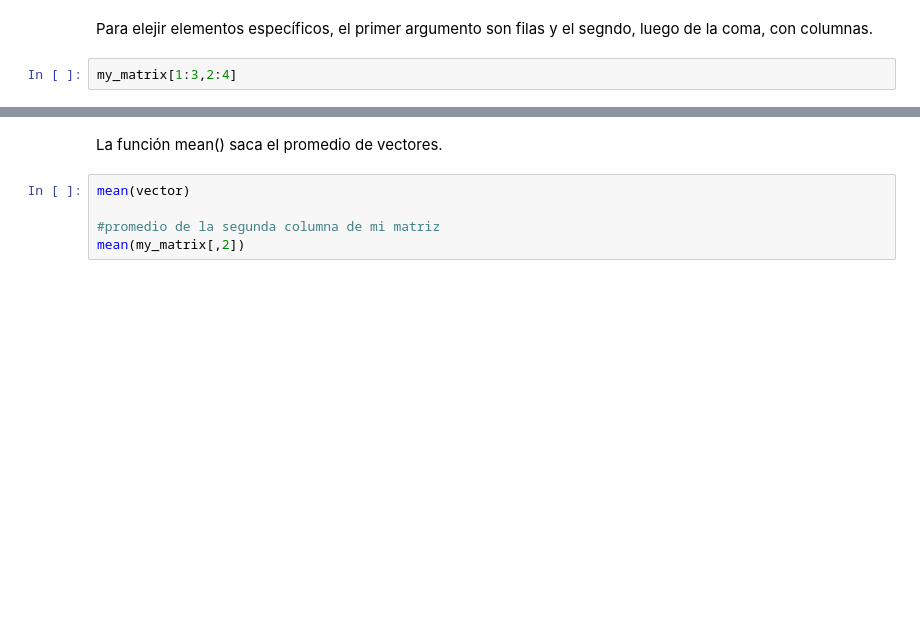
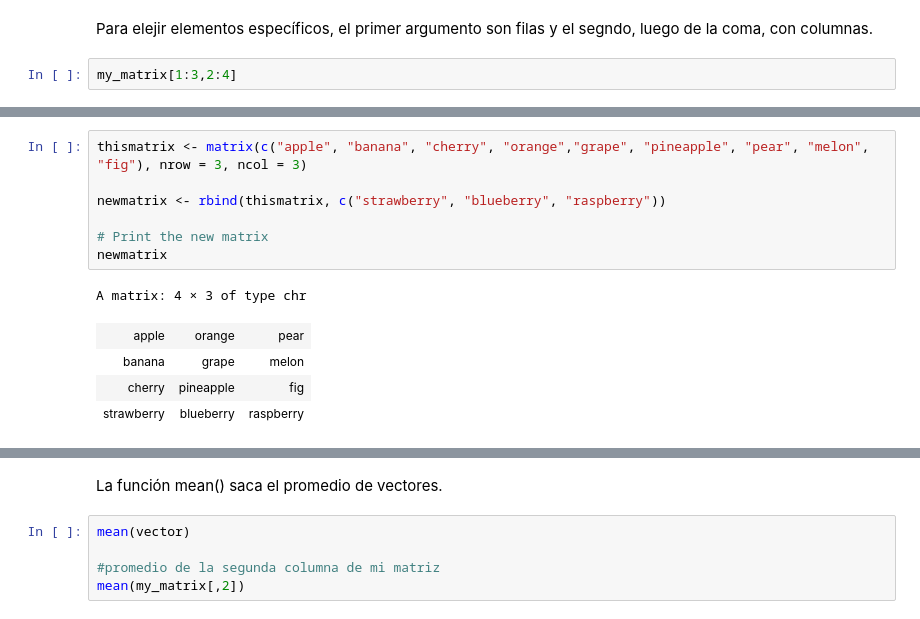
Before and after one commit to Crisel8a/R, a Jupyter notebook: R.ipynb, the cells around one changed output, grey strips where cells are left out. Drawn from its saved outputs; the diff is of its cells as text; blank space fills up the shorter version.

```diff
--- a/R.ipynb
+++ b/R.ipynb
@@ -360,0 +818,13 @@ my_matrix[1:3,2:4]
+# %%
+thismatrix <- matrix(c("apple", "banana", "cherry", "orange","grape", "pineapple", "pear", "melon", "fig"), nrow = 3, ncol = 3)
+
+newmatrix <- rbind(thismatrix, c("strawberry", "blueberry", "raspberry"))
+
+# Print the new matrix
+newmatrix
+# %% [output]
+A matrix: 4 × 3 of type chr
+| apple | orange | pear |
+| banana | grape | melon |
+| cherry | pineapple | fig |
+| strawberry | blueberry | raspberry |
```
Also changed, not shown: parts of 71 cells of this notebook.
